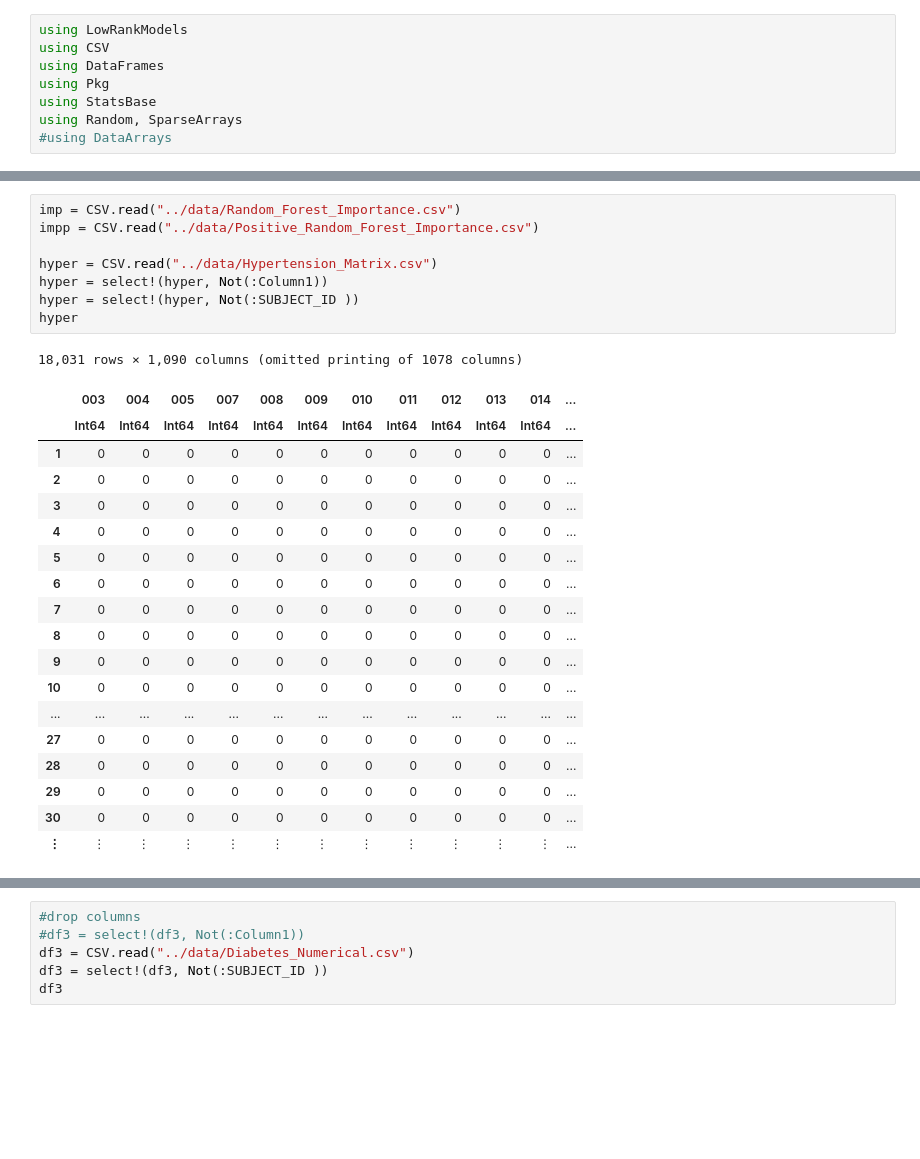
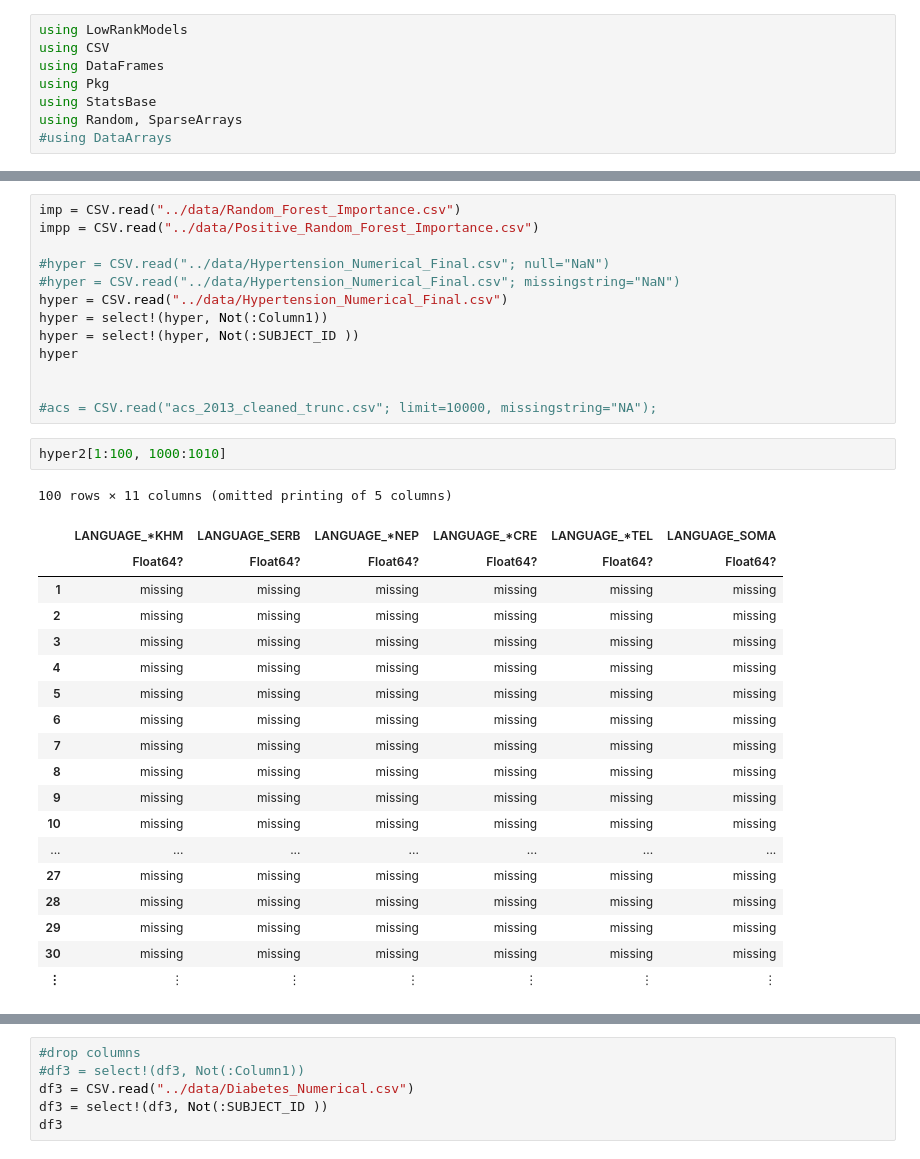
Before and after one commit to kathy908000/Health-Care-Research, a Jupyter notebook: code/glrm_kmeans_hypertension.ipynb, the cells around one changed output, grey strips where cells are left out. Drawn from its saved outputs; the diff is of its cells as text; blank space fills up the shorter version.

```diff
--- a/code/glrm_kmeans_hypertension.ipynb
+++ b/code/glrm_kmeans_hypertension.ipynb
@@ -10,27 +18,34 @@ using Random, SparseArrays
 imp = CSV.read("../data/Random_Forest_Importance.csv")
 impp = CSV.read("../data/Positive_Random_Forest_Importance.csv")
 
-hyper = CSV.read("../data/Hypertension_Matrix.csv")
+#hyper = CSV.read("../data/Hypertension_Numerical_Final.csv"; null="NaN")
+#hyper = CSV.read("../data/Hypertension_Numerical_Final.csv"; missingstring="NaN")
+hyper = CSV.read("../data/Hypertension_Numerical_Final.csv")
 hyper = select!(hyper, Not(:Column1))
 hyper = select!(hyper, Not(:SUBJECT_ID ))
 hyper
+
+
+#acs = CSV.read("acs_2013_cleaned_trunc.csv"; limit=10000, missingstring="NA");
-# %% [output]
-18,031 rows × 1,090 columns (omitted printing of 1078 columns)
-|  | 003 | 004 | 005 | 007 | 008 | 009 | 010 | 011 | 012 | 013 | 014 | ... |
-|  | Int64 | Int64 | Int64 | Int64 | Int64 | Int64 | Int64 | Int64 | Int64 | Int64 | Int64 | ... |
-| 1 | 0 | 0 | 0 | 0 | 0 | 0 | 0 | 0 | 0 | 0 | 0 | ... |
-| 2 | 0 | 0 | 0 | 0 | 0 | 0 | 0 | 0 | 0 | 0 | 0 | ... |
-| 3 | 0 | 0 | 0 | 0 | 0 | 0 | 0 | 0 | 0 | 0 | 0 | ... |
-| 4 | 0 | 0 | 0 | 0 | 0 | 0 | 0 | 0 | 0 | 0 | 0 | ... |
-| 5 | 0 | 0 | 0 | 0 | 0 | 0 | 0 | 0 | 0 | 0 | 0 | ... |
-| 6 | 0 | 0 | 0 | 0 | 0 | 0 | 0 | 0 | 0 | 0 | 0 | ... |
-| 7 | 0 | 0 | 0 | 0 | 0 | 0 | 0 | 0 | 0 | 0 | 0 | ... |
-| 8 | 0 | 0 | 0 | 0 | 0 | 0 | 0 | 0 | 0 | 0 | 0 | ... |
-| 9 | 0 | 0 | 0 | 0 | 0 | 0 | 0 | 0 | 0 | 0 | 0 | ... |
-| 10 | 0 | 0 | 0 | 0 | 0 | 0 | 0 | 0 | 0 | 0 | 0 | ... |
-| ... | ... | ... | ... | ... | ... | ... | ... | ... | ... | ... | ... | ... |
-| 27 | 0 | 0 | 0 | 0 | 0 | 0 | 0 | 0 | 0 | 0 | 0 | ... |
-| 28 | 0 | 0 | 0 | 0 | 0 | 0 | 0 | 0 | 0 | 0 | 0 | ... |
-| 29 | 0 | 0 | 0 | 0 | 0 | 0 | 0 | 0 | 0 | 0 | 0 | ... |
-| 30 | 0 | 0 | 0 | 0 | 0 | 0 | 0 | 0 | 0 | 0 | 0 | ... |
-| ⋮ | ⋮ | ⋮ | ⋮ | ⋮ | ⋮ | ⋮ | ⋮ | ⋮ | ⋮ | ⋮ | ⋮ | ... |
+# %%
+hyper2[1:100, 1000:1010]
+# %% [output]
+100 rows × 11 columns (omitted printing of 5 columns)
+|  | LANGUAGE_*KHM | LANGUAGE_SERB | LANGUAGE_*NEP | LANGUAGE_*CRE | LANGUAGE_*TEL | LANGUAGE_SOMA |
+|  | Float64? | Float64? | Float64? | Float64? | Float64? | Float64? |
+| 1 | missing | missing | missing | missing | missing | missing |
+| 2 | missing | missing | missing | missing | missing | missing |
+| 3 | missing | missing | missing | missing | missing | missing |
+| 4 | missing | missing | missing | missing | missing | missing |
+| 5 | missing | missing | missing | missing | missing | missing |
+| 6 | missing | missing | missing | missing | missing | missing |
+| 7 | missing | missing | missing | missing | missing | missing |
+| 8 | missing | missing | missing | missing | missing | missing |
+| 9 | missing | missing | missing | missing | missing | missing |
+| 10 | missing | missing | missing | missing | missing | missing |
+| ... | ... | ... | ... | ... | ... | ... |
+| 27 | missing | missing | missing | missing | missing | missing |
+| 28 | missing | missing | missing | missing | missing | missing |
+| 29 | missing | missing | missing | missing | missing | missing |
+| 30 | missing | missing | missing | missing | missing | missing |
+| ⋮ | ⋮ | ⋮ | ⋮ | ⋮ | ⋮ | ⋮ |
```
Also changed, not shown: parts of 14 cells of this notebook, 1 other file.
